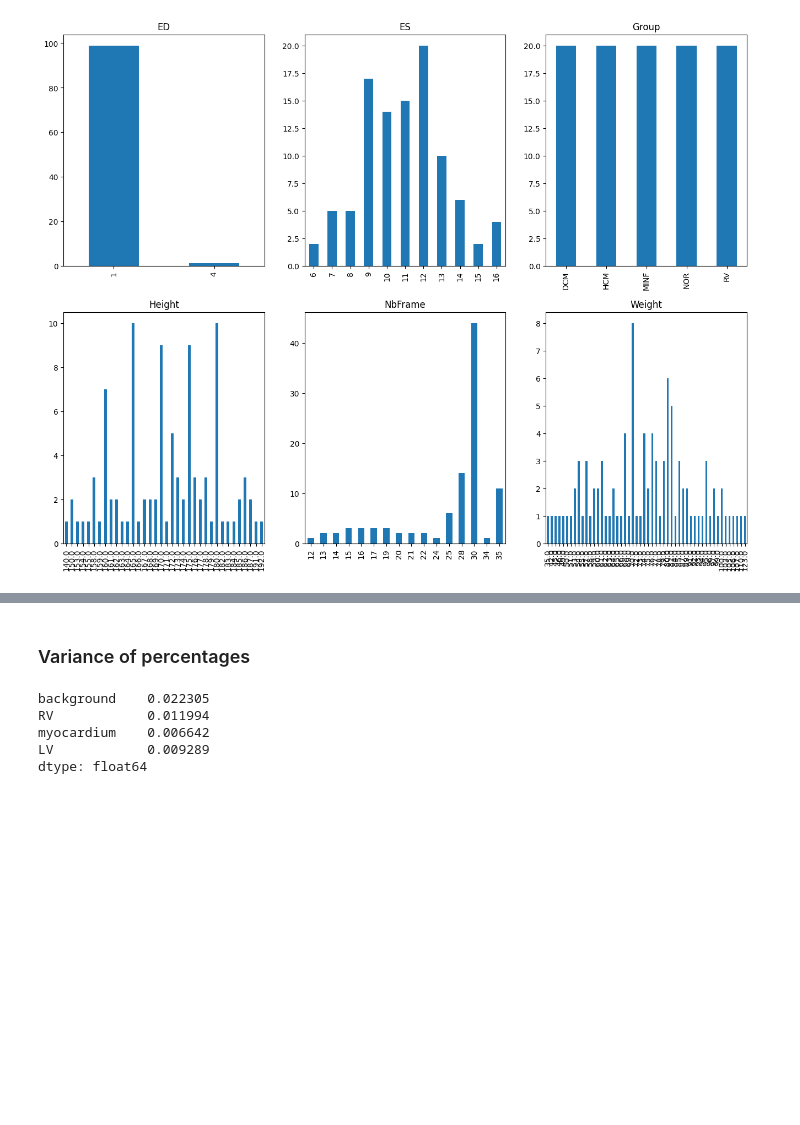
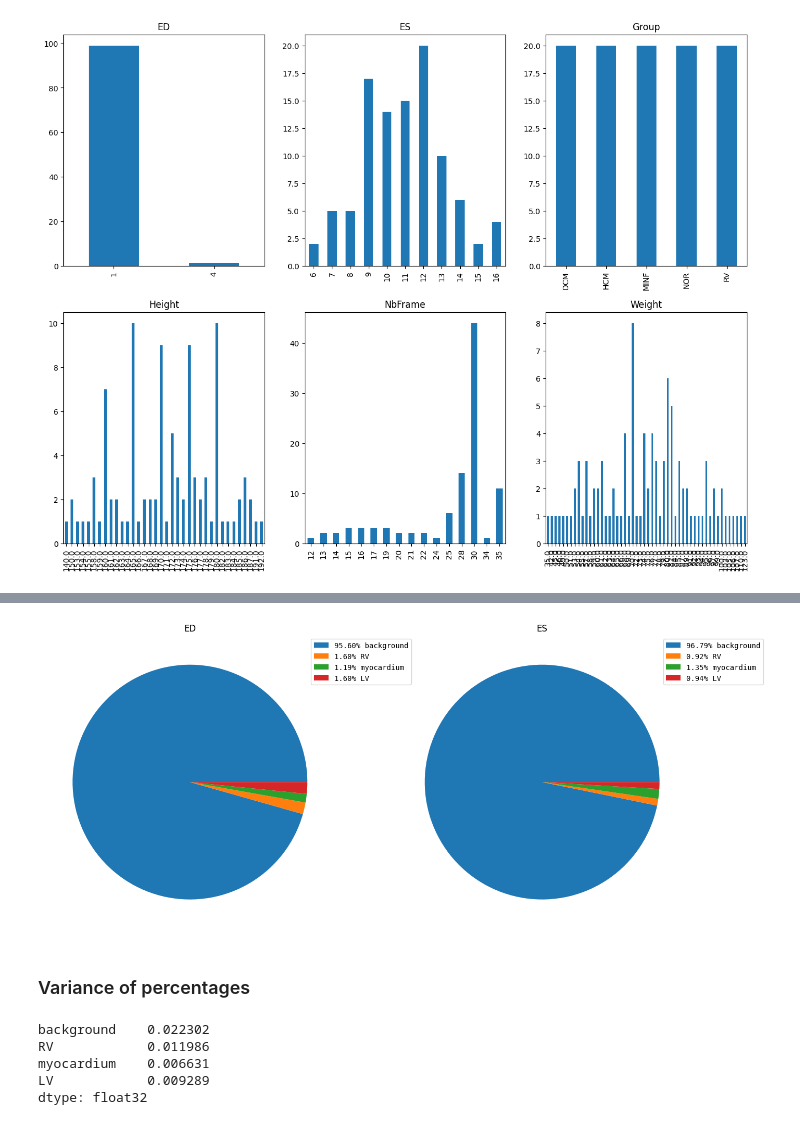
Before and after one commit to drigba/medical_image_segmentation, a Jupyter notebook: analysis.ipynb, the cells around one changed output, grey strips where cells are left out. Drawn from its saved outputs; the diff is of its cells as text; code cells hidden in the pictures; blank space fills up the shorter version.

```diff
--- a/analysis.ipynb
+++ b/analysis.ipynb
@@ -190,10 +210,25 @@ plt.show()
+# %%
+phases = percs_df['Phase'].value_counts().index
+fig, axes = plt.subplots(1,2, figsize=(16,8))
+for i, ax in enumerate(axes.reshape(-1)):
+    ax.title.set_text(phases[i])
+    data = percs_df[percs_df['Phase'] == phases[i]]
+    data = data[value_columns].mean()
+    labels = []
+    for l, v in zip(data.index , data.values):
+        labels.append(format(v, ".2%") + " " + l)
+    ax.pie(data.values, radius=1)
+    ax.legend(labels, bbox_to_anchor=(0.9, 1), prop={'family': 'DejaVu Sans Mono'})
+plt.show()
+# %% [output]
+[figure, added]
 # %% [markdown]
 ### Variance of percentages
 # %%
-percs_df.std()
+percs_df[value_columns].std()
 # %% [output]
-background    0.022305
-RV            0.011994
-myocardium    0.006642
+background    0.022302
+RV            0.011986
+myocardium    0.006631
 LV            0.009289
-dtype: float64
+dtype: float32
```
Also changed, not shown: parts of 15 cells of this notebook, 2 other files.
